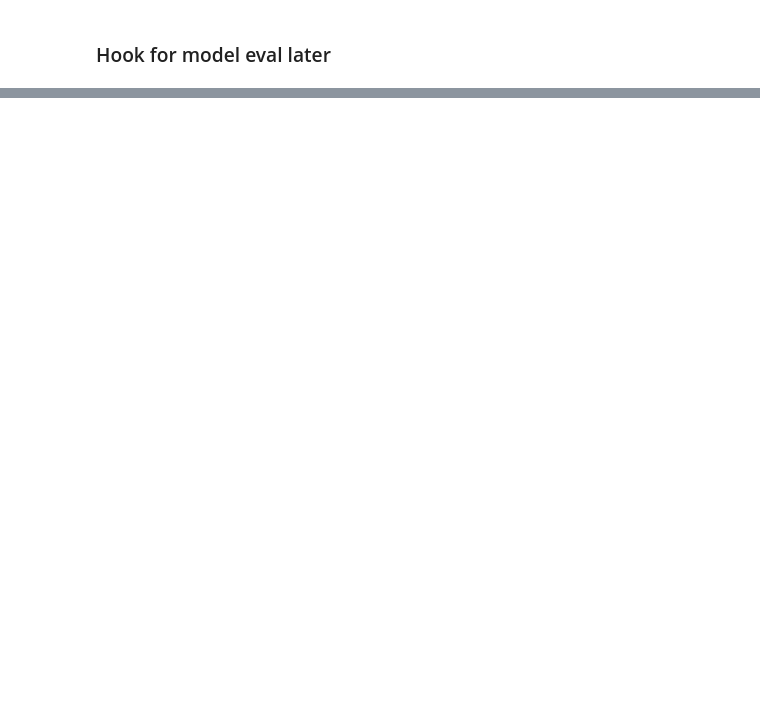
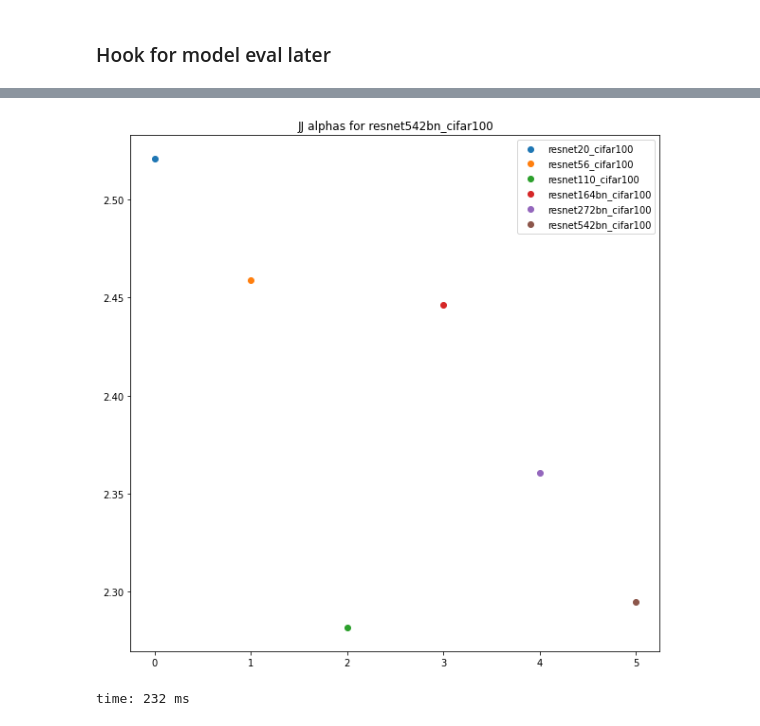
Before and after one commit to CalculatedContent/ww-phys_theory, a Jupyter notebook: Full_Test_Jacobians_Resnets_SVD_only.ipynb, the cells around one changed output, grey strips where cells are left out. Cells and saved outputs as stored; diff of their text form; code cells hidden in the pictures; blank space fills up the shorter version.

```diff
--- a/Full_Test_Jacobians_Resnets_SVD_only.ipynb
+++ b/Full_Test_Jacobians_Resnets_SVD_only.ipynb
@@ -273,0 +352,11 @@ time: 3.26 ms
+# %%
+plt.figure(figsize=(10,10))
+for im, modelname in enumerate(modelnames):
+  plt.scatter(im, alphas[im], label=modelname)
+plt.title(modelname)
+plt.title("JJ alphas for {}".format(modelname))
+plt.legend()
+plt.show()
+# %% [output]
+[figure, added]
+time: 232 ms
```
Also changed, not shown: parts of 22 cells of this notebook.
